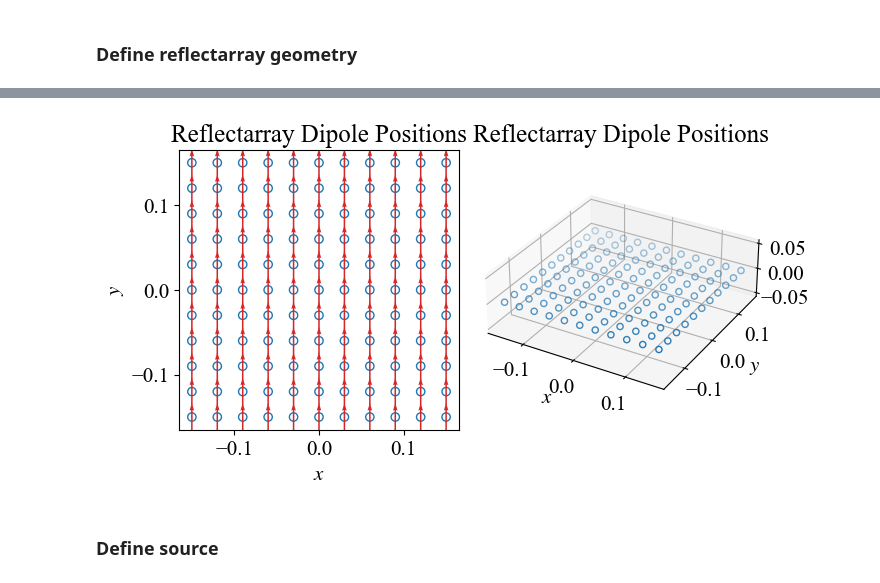
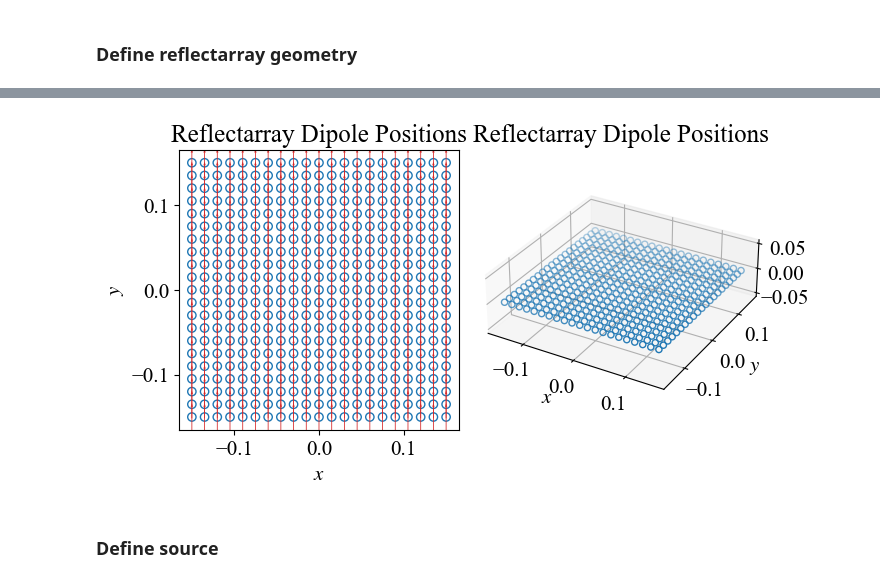
Before and after one commit to aaronvd/dipole-model-reflectarray, a Jupyter notebook: scripts/reflectarray_tutorial.ipynb, the cells around one changed output, grey strips where cells are left out. Cells and saved outputs as stored; diff of their text form; code cells hidden in the pictures.

```diff
--- a/scripts/reflectarray_tutorial.ipynb
+++ b/scripts/reflectarray_tutorial.ipynb
@@ -58,23 +70,23 @@ In the following, we define the reflectarray geometry. A spacing equal to $\lamb
 # %%
 L = 10 * lam
-delta_x = lam/1
-delta_y = lam/1
+delta_x = lam/2
+delta_y = lam/2
 x = np.arange(-L/2, L/2+delta_x, delta_x)
 y = np.arange(-L/2, L/2+delta_y, delta_y)
 
 fig = plt.figure(figsize=(7,7))
 ax1 = fig.add_subplot(121)
 ax2 = fig.add_subplot(122, projection='3d')
 
 array = Reflectarray(patch1,
                      x=x,
                      y=y)
 array.plot(ax=ax1, show_lattice_vectors=True)
 
 # array.deform(axis='x', R_cylinder=10*lam)         # this will optionally deform the array over a cylindrical surface
 array.plot(ax=ax2, show_normals=False, show_lattice_vectors=False)
 # %% [output]
-[figure, old version]
+[figure, new version]
 # %% [markdown]
 ### Define source
 # %% [markdown]
```
Also changed, not shown: parts of 15 cells of this notebook.
